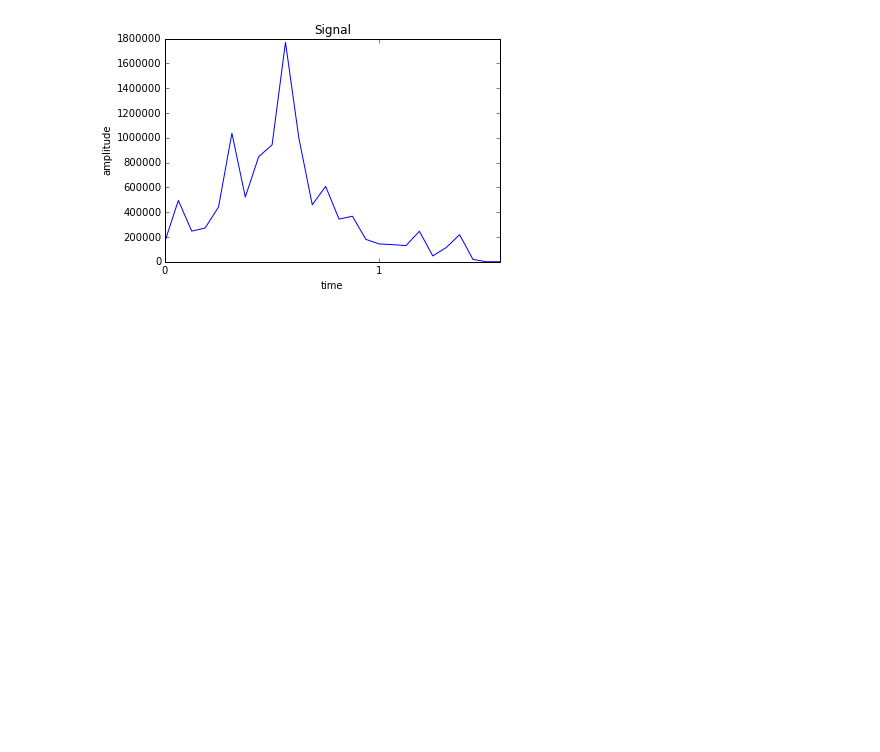
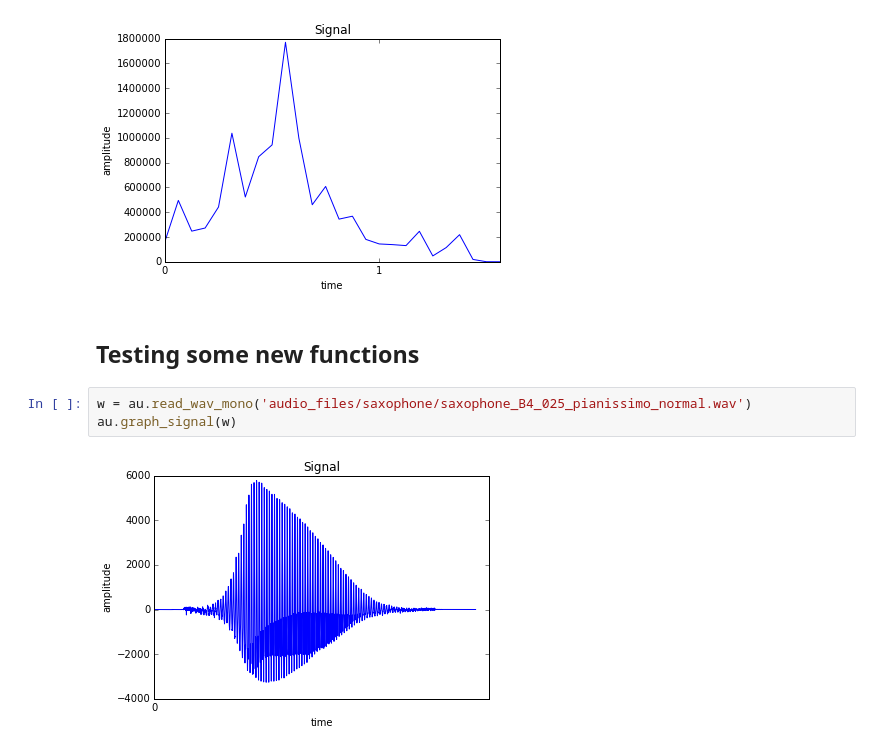
Before and after one commit to bertschingert/cs328-final, a Jupyter notebook: Data for Instruments.ipynb, the cells around one changed output. Saved outputs shown, nothing was run; the diff lists cells and outputs as text; blank space fills up the shorter version.

```diff
--- a/Data for Instruments.ipynb
+++ b/Data for Instruments.ipynb
@@ -96,3 +96,10 @@ s_v = ap.spectral_flux(f_v)
 au.graph_signal(s_v, 16)
 # %% [output]
 [figure]
+# %% [markdown]
+## Testing some new functions
+# %%
+w = au.read_wav_mono('audio_files/saxophone/saxophone_B4_025_pianissimo_normal.wav')
+au.graph_signal(w)
+# %% [output]
+[figure, added]
```
Also changed, not shown: parts of 2 cells of this notebook, 6 other files.
